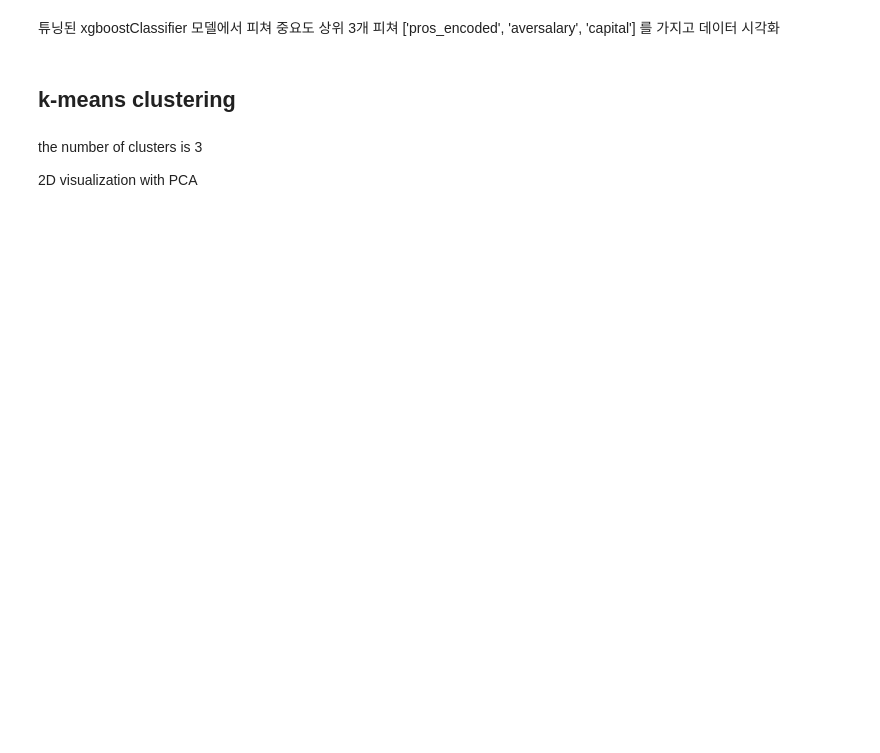
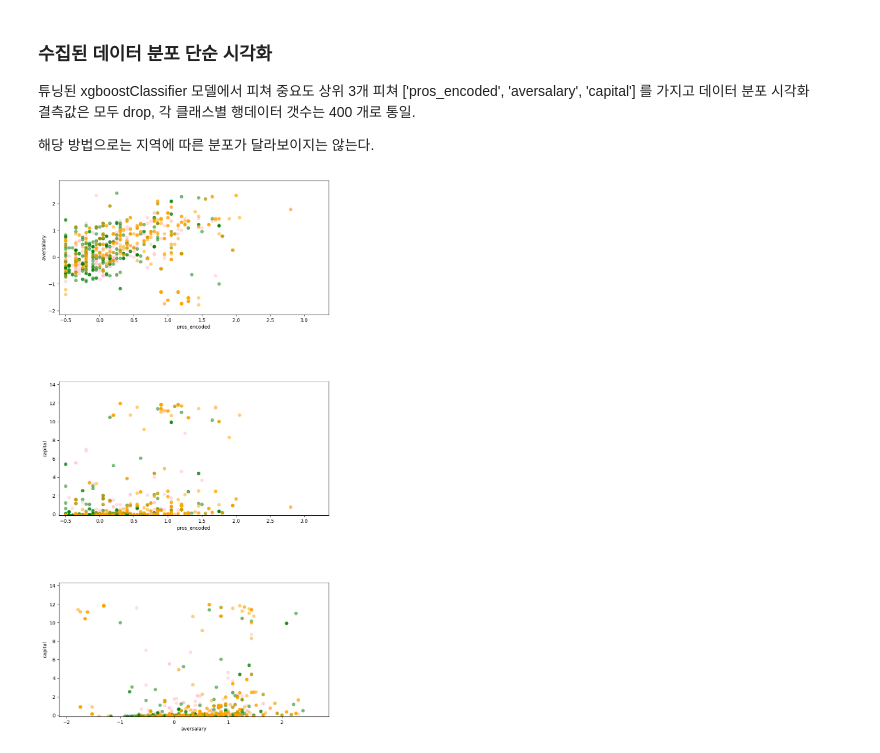
Before and after one commit to RGB234/----------, a Jupyter notebook: clustering.ipynb, the cells around one changed output. Drawn from its saved outputs; the diff is of its cells as text; code cells hidden in the pictures; blank space fills up the shorter version.

```diff
--- a/clustering.ipynb
+++ b/clustering.ipynb
@@ -36,0 +7,16 @@ Name: count, dtype: int64
+# %%
+df = pd.read_csv('data.csv', encoding='utf-8-sig', index_col=0)
+
+df_dropna = df.dropna()
+
+class_0_sample = df_dropna[df_dropna['region'] == 0].sample(n=400, replace=False)
+class_1_sample = df_dropna[df_dropna['region'] == 1].sample(n=400, replace=False)
+class_2_sample = df_dropna[df_dropna['region'] == 2].sample(n=400, replace=False)
+
+df_balanced = pd.concat([class_0_sample, class_1_sample, class_2_sample])
+
+df_balanced.reset_index(drop=True, inplace=True)
+
+print(df_balanced.describe())
+
+print(df_balanced['region'].value_counts())
@@ -37,29 +41,42 @@ Name: count, dtype: int64
 # %% [markdown]
-튜닝된 xgboostClassifier 모델에서 피쳐 중요도 상위 3개 피쳐 ['pros_encoded', 'aversalary', 'capital'] 를 가지고 데이터 시각화
+### 수집된 데이터 분포 단순 시각화
+
+튜닝된 xgboostClassifier 모델에서 피쳐 중요도 상위 3개 피쳐 ['pros_encoded', 'aversalary', 'capital'] 를 가지고 데이터 분포 시각화
+결측값은 모두 drop, 각 클래스별 행데이터 갯수는 400 개로 통일.
+
+해당 방법으로는 지역에 따른 분포가 달라보이지는 않는다.
 # %%
 numClusters = 3
-regionColors = ['red', 'green', 'blue']
-dataPointColor = [regionColors[row] for row in df_dropna['region']]
+# 수도권 : 서울, 인천, 세종, 경기 -> 2
+# 수도권 외 광역시: 부산, 대구, 광주, 대전, 울산 -> 1
+# 그 외 지방: 강원, 충북, 충남, 전북, 전남, 경북, 경남, 제주 -> 0
+regionColors = ['pink', 'green', 'orange']
+dataPointColor = [regionColors[row] for row in df_balanced['region']]
 
 features = ['pros_encoded', 'aversalary', 'capital']
 
 # math.comb(len(features),2)
-fig, axes = plt.subplots(3, figsize=(14, 20))
+fig, axes = plt.subplots(3, figsize=(10, 20))
 fig.subplots_adjust(hspace=0.5)
 
 tmp_idx = 0
 for i in range(len(features)):
     for j in range(i+1, len(features)):
         ax = axes[tmp_idx]
-        ax.scatter(df_dropna[features[i]], df_dropna[features[j]], c=dataPointColor, alpha=0.5)
+        ax.scatter(df_balanced[features[i]], df_balanced[features[j]], c=dataPointColor, alpha=0.5)
+
+        x_min = df_balanced[features[i]].min()
+        x_max = df_balanced[features[i]].max()
+        y_min = df_balanced[features[j]].min()
+        y_max = df_balanced[features[j]].max()
+
+        ax.set_xlim(x_min * 1.2 , x_max * 1.2)
+        ax.set_ylim(y_min * 1.2, y_max * 1.2)
+
         ax.set_xlabel(features[i])
         ax.set_ylabel(features[j])
         tmp_idx += 1
 
 plt.show()
+# %% [output]
+[figure, added]
-# %% [markdown]
-## k-means clustering
-# %% [markdown]
-the number of clusters is 3
-
-2D visualization with PCA
```
Also changed, not shown: parts of 13 cells of this notebook, 1 other file.
